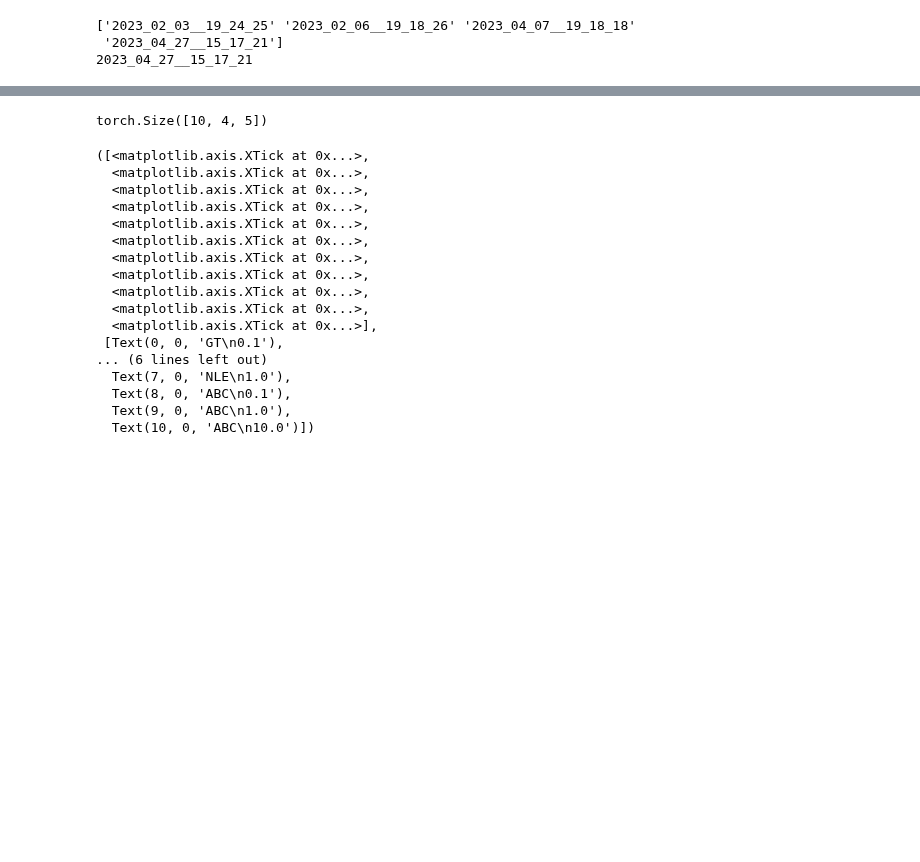
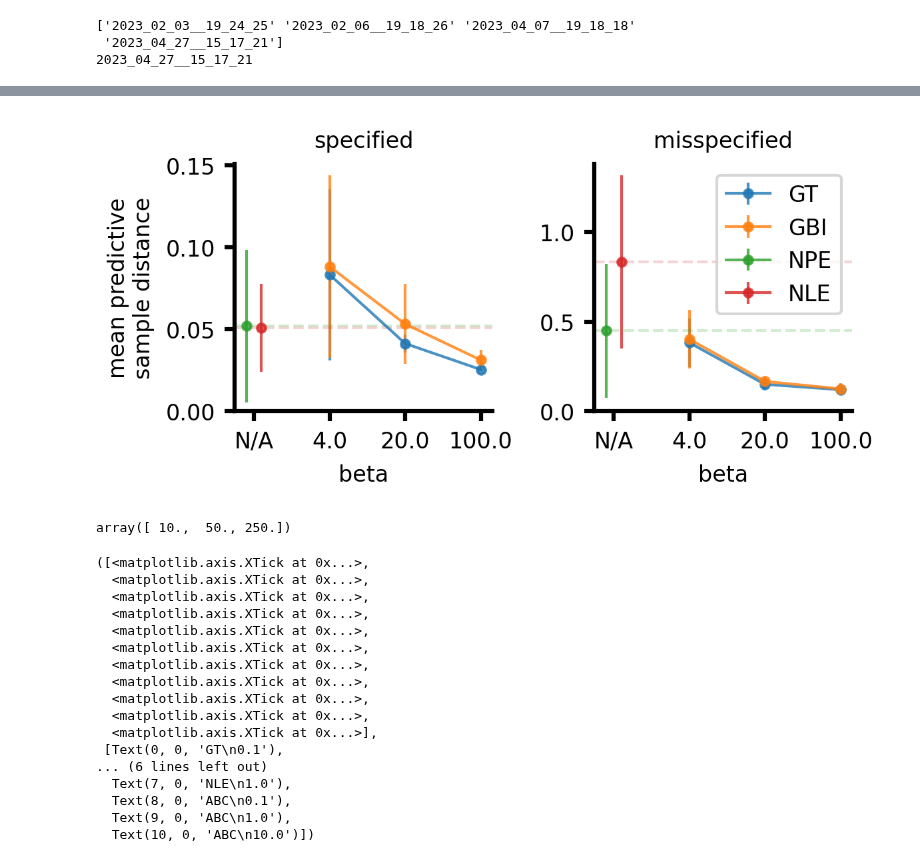
Before and after one commit to mackelab/neuralgbi, a Jupyter notebook: dev_notebook/run_comparisons.ipynb, the cells around one changed output, grey strips where cells are left out. Drawn from its saved outputs; the diff is of its cells as text; code cells hidden in the pictures; blank space fills up the shorter version.

```diff
--- a/dev_notebook/run_comparisons.ipynb
+++ b/dev_notebook/run_comparisons.ipynb
@@ -97,8 +110,35 @@ No artists with labels found to put in legend.  Note that artists whose label st
+# %%
+df_collapsed = df_summaries.groupby(['algorithm','beta','xo_specified']).describe()[metric_to_plot]
+with mpl.rc_context(fname="../.matplotlibrc"):
+    plt.figure(figsize=(4,2), dpi=300)
+    for i_a, alg in enumerate(['GT', 'GBI', 'NPE', 'NLE']):
+        for i_s, is_specified in enumerate(['specified', 'misspecified']):
+            df_cur = df_collapsed.loc[alg, :, is_specified]
+            plt.subplot(1,2,i_s+1)
+            if alg in ['GT', 'GBI']:
+                plt.errorbar(range(len(df_cur['mean'])), df_cur['mean'].values, yerr=df_cur['std'].values, fmt='-o', ecolor=f'C{i_a}', label=alg, lw=1, alpha=0.8)
+            elif alg in ['NLE', 'NPE']:
+                plt.errorbar(-1+((i_a%2)-0.5)*0.2, df_cur['mean'].values, yerr=df_cur['std'].values, fmt='-o', ecolor=f'C{i_a}', label=alg, lw=1, alpha=0.8)
+                plt.axhline(df_cur['mean'].values, color=f'C{i_a}', ls='--', alpha=0.2, lw=1)
+                # plt.fill_between([-1,3], df_cur['mean'].values+df_cur['std'].values, df_cur['mean'].values-df_cur['std'].values, alpha=0.1, color=f'C{i_a}')
+
+            # plt.xlim([-0.25,2.25])
+
+            plt.xticks([-1,0,1,2], ['N/A']+list(df_collapsed.loc['GBI',:,'specified'].index.values))
+            plt.xlabel('beta');
+            if i_s==0: plt.ylabel('mean predictive\nsample distance')
+            plt.title(is_specified)
+
+            if i_a==3: plt.ylim(0, None)
+
+    plt.subplot(1,2,2)
+    plt.legend(frameon=True)
+    plt.tight_layout()
+# %% [output]
+[figure, added]
 # %%
-x_o = torch.rand(1,4,5)
-x_o.repeat(10, *[1]*len(x_o[0].shape)).shape
 # %% [output]
-torch.Size([10, 4, 5])
+array([ 10.,  50., 250.])
 # %%
 # plt.figure(figsize=(8,6))
 # plt.plot(df_cur['dist_sample_mean'].values, '.-')
```
Also changed, not shown: parts of 2 cells of this notebook, 1 other file.
